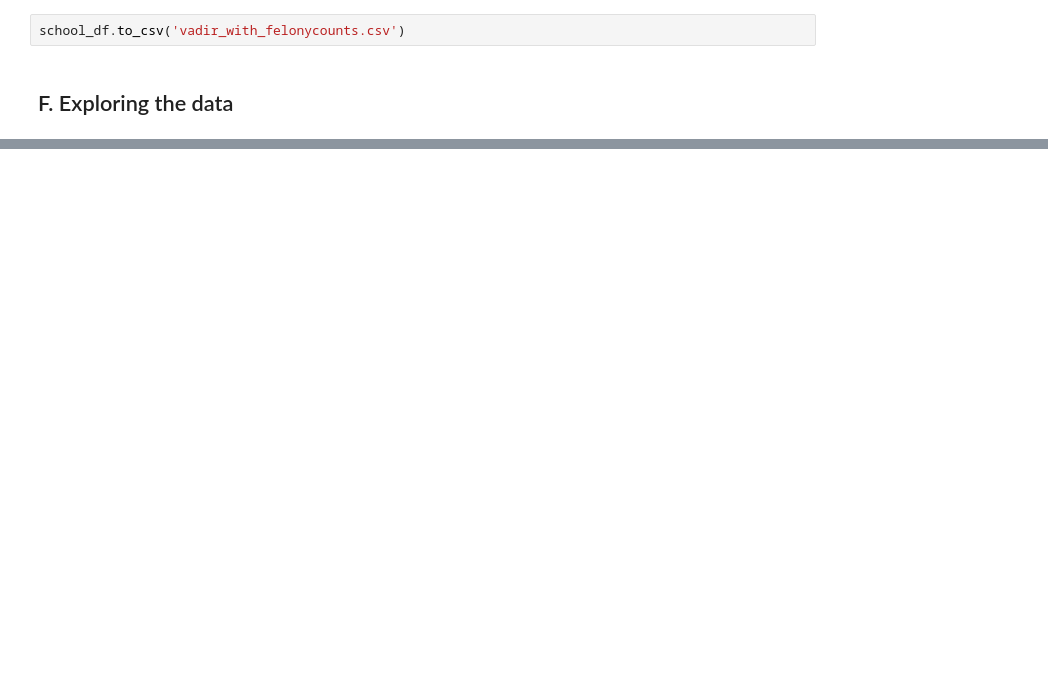
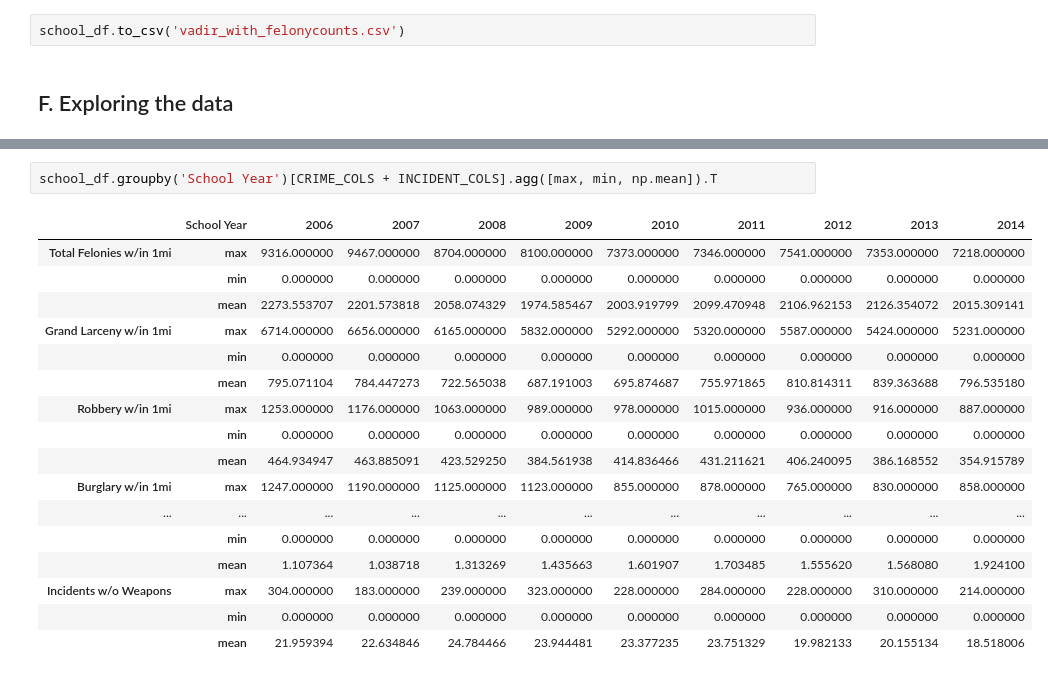
Before and after one commit to mmillervedam/INFOW18_FinalProject, a Jupyter notebook: School_latlong_analysis.ipynb, the cells around one changed output, grey strips where cells are left out. Cells and saved outputs as stored; diff of their text form; blank space fills up the shorter version.

```diff
--- a/School_latlong_analysis.ipynb
+++ b/School_latlong_analysis.ipynb
@@ -396,0 +458,20 @@ school_df.groupby('County')['Robbery w/in 1mi','Total Incidents'].mean().plot(ki
+# %%
+school_df.groupby('School Year')[CRIME_COLS + INCIDENT_COLS].agg([max, min, np.mean]).T
+# %% [output]
+|  | School Year | 2006 | 2007 | 2008 | 2009 | 2010 | 2011 | 2012 | 2013 | 2014 |
+| Total Felonies w/in 1mi | max | 9316.000000 | 9467.000000 | 8704.000000 | 8100.000000 | 7373.000000 | 7346.000000 | 7541.000000 | 7353.000000 | 7218.000000 |
+|  | min | 0.000000 | 0.000000 | 0.000000 | 0.000000 | 0.000000 | 0.000000 | 0.000000 | 0.000000 | 0.000000 |
+|  | mean | 2273.553707 | 2201.573818 | 2058.074329 | 1974.585467 | 2003.919799 | 2099.470948 | 2106.962153 | 2126.354072 | 2015.309141 |
+| Grand Larceny w/in 1mi | max | 6714.000000 | 6656.000000 | 6165.000000 | 5832.000000 | 5292.000000 | 5320.000000 | 5587.000000 | 5424.000000 | 5231.000000 |
+|  | min | 0.000000 | 0.000000 | 0.000000 | 0.000000 | 0.000000 | 0.000000 | 0.000000 | 0.000000 | 0.000000 |
+|  | mean | 795.071104 | 784.447273 | 722.565038 | 687.191003 | 695.874687 | 755.971865 | 810.814311 | 839.363688 | 796.535180 |
+| Robbery w/in 1mi | max | 1253.000000 | 1176.000000 | 1063.000000 | 989.000000 | 978.000000 | 1015.000000 | 936.000000 | 916.000000 | 887.000000 |
+|  | min | 0.000000 | 0.000000 | 0.000000 | 0.000000 | 0.000000 | 0.000000 | 0.000000 | 0.000000 | 0.000000 |
+|  | mean | 464.934947 | 463.885091 | 423.529250 | 384.561938 | 414.836466 | 431.211621 | 406.240095 | 386.168552 | 354.915789 |
+| Burglary w/in 1mi | max | 1247.000000 | 1190.000000 | 1125.000000 | 1123.000000 | 855.000000 | 878.000000 | 765.000000 | 830.000000 | 858.000000 |
+| ... | ... | ... | ... | ... | ... | ... | ... | ... | ... | ... |
+|  | min | 0.000000 | 0.000000 | 0.000000 | 0.000000 | 0.000000 | 0.000000 | 0.000000 | 0.000000 | 0.000000 |
+|  | mean | 1.107364 | 1.038718 | 1.313269 | 1.435663 | 1.601907 | 1.703485 | 1.555620 | 1.568080 | 1.924100 |
+| Incidents w/o Weapons | max | 304.000000 | 183.000000 | 239.000000 | 323.000000 | 228.000000 | 284.000000 | 228.000000 | 310.000000 | 214.000000 |
+|  | min | 0.000000 | 0.000000 | 0.000000 | 0.000000 | 0.000000 | 0.000000 | 0.000000 | 0.000000 | 0.000000 |
+|  | mean | 21.959394 | 22.634846 | 24.784466 | 23.944481 | 23.377235 | 23.751329 | 19.982133 | 20.155134 | 18.518006 |
```
Also changed, not shown: parts of 33 cells of this notebook.
